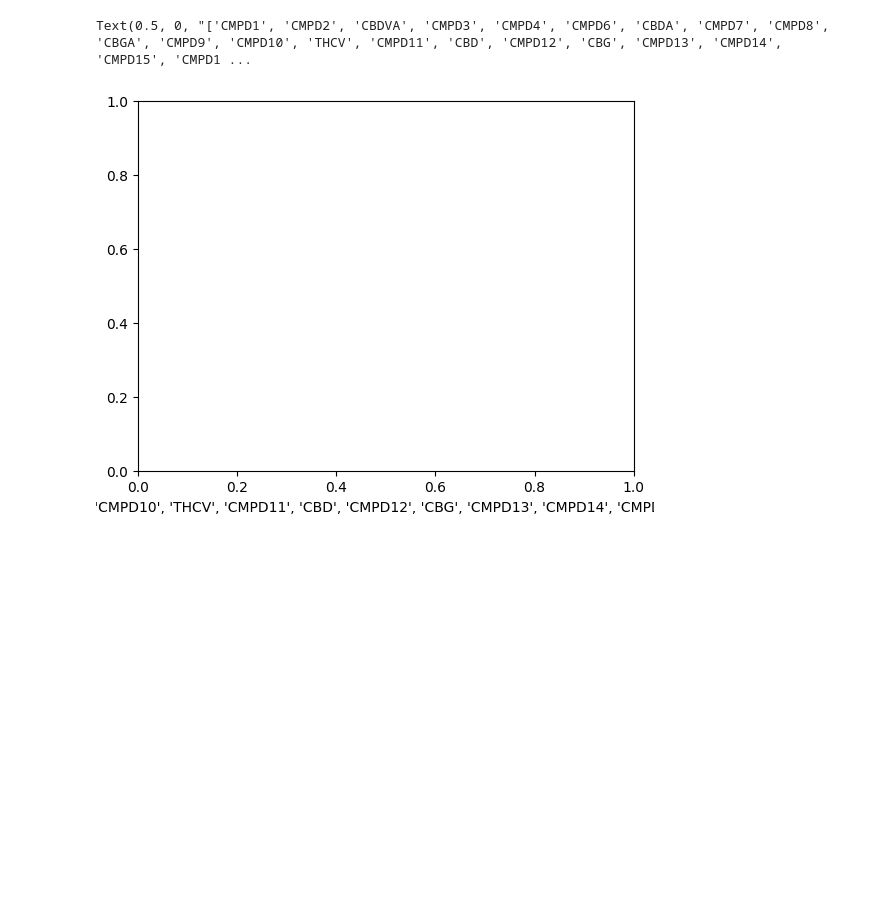
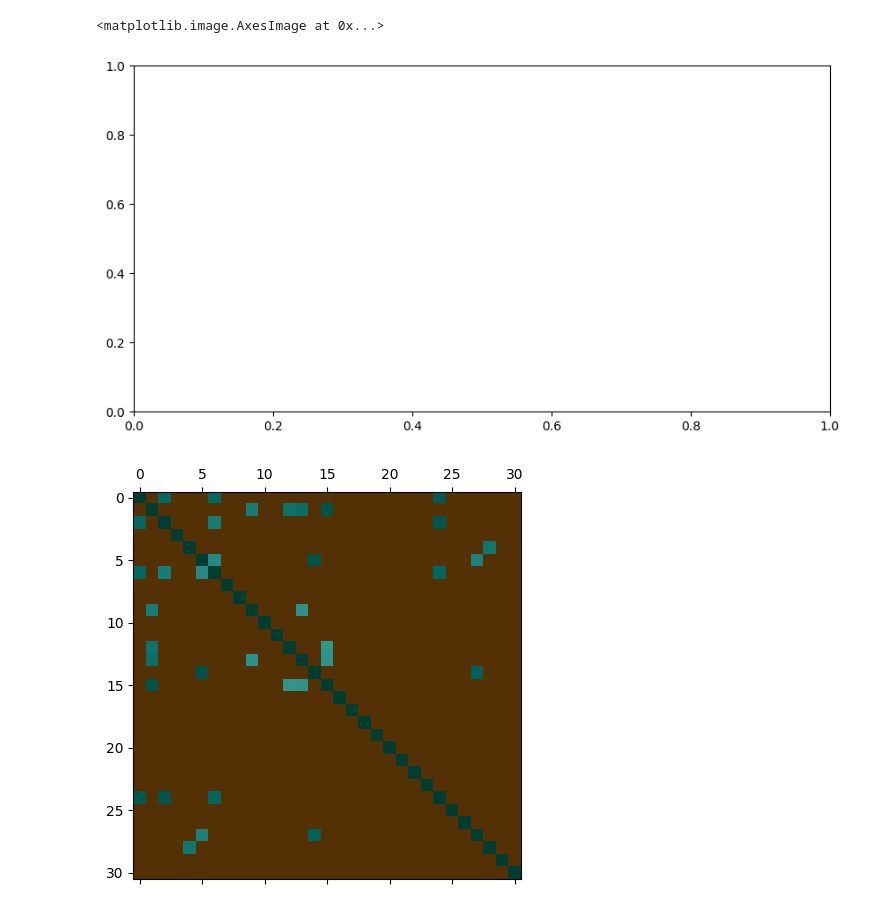
Before and after one commit to weathon/Chem-Lab-9, a Jupyter notebook: secondPart.ipynb, the cells around one changed output. Saved outputs shown, nothing was run; the diff lists cells and outputs as text; code cells hidden in the pictures; blank space fills up the shorter version.

```diff
--- a/secondPart.ipynb
+++ b/secondPart.ipynb
@@ -23,5 +19,11 @@ null = plt.yticks([i for i in range(len(corrF.columns))], list(corrF.columns))
-# %%
-plt.xlabel(list(corrF.columns))
-# %% [output]
-Text(0.5, 0, "['CMPD1', 'CMPD2', 'CBDVA', 'CMPD3', 'CMPD4', 'CMPD6', 'CBDA', 'CMPD7', 'CMPD8', 'CBGA', 'CMPD9', 'CMPD10', 'THCV', 'CMPD11', 'CBD', 'CMPD12', 'CBG', 'CMPD13', 'CMPD14', 'CMPD15', 'CMPD1 ...
-[figure, removed]
+# %%
+corrA = np.array(corrF)
+corrA[(corrA < 0.8) & (corrA > -0.8)] = 0
+corrA[(corrA > 0.8)] = 0.1
+corrA[(corrA < -0.8)] = 1
+plt.xlabel("")
+plt.matshow(corrA, cmap="BrBG")
+# %% [output]
+<matplotlib.image.AxesImage at 0x...>
+[figure, added]
+[figure, added]
```
Also changed, not shown: parts of 1 cell of this notebook.
